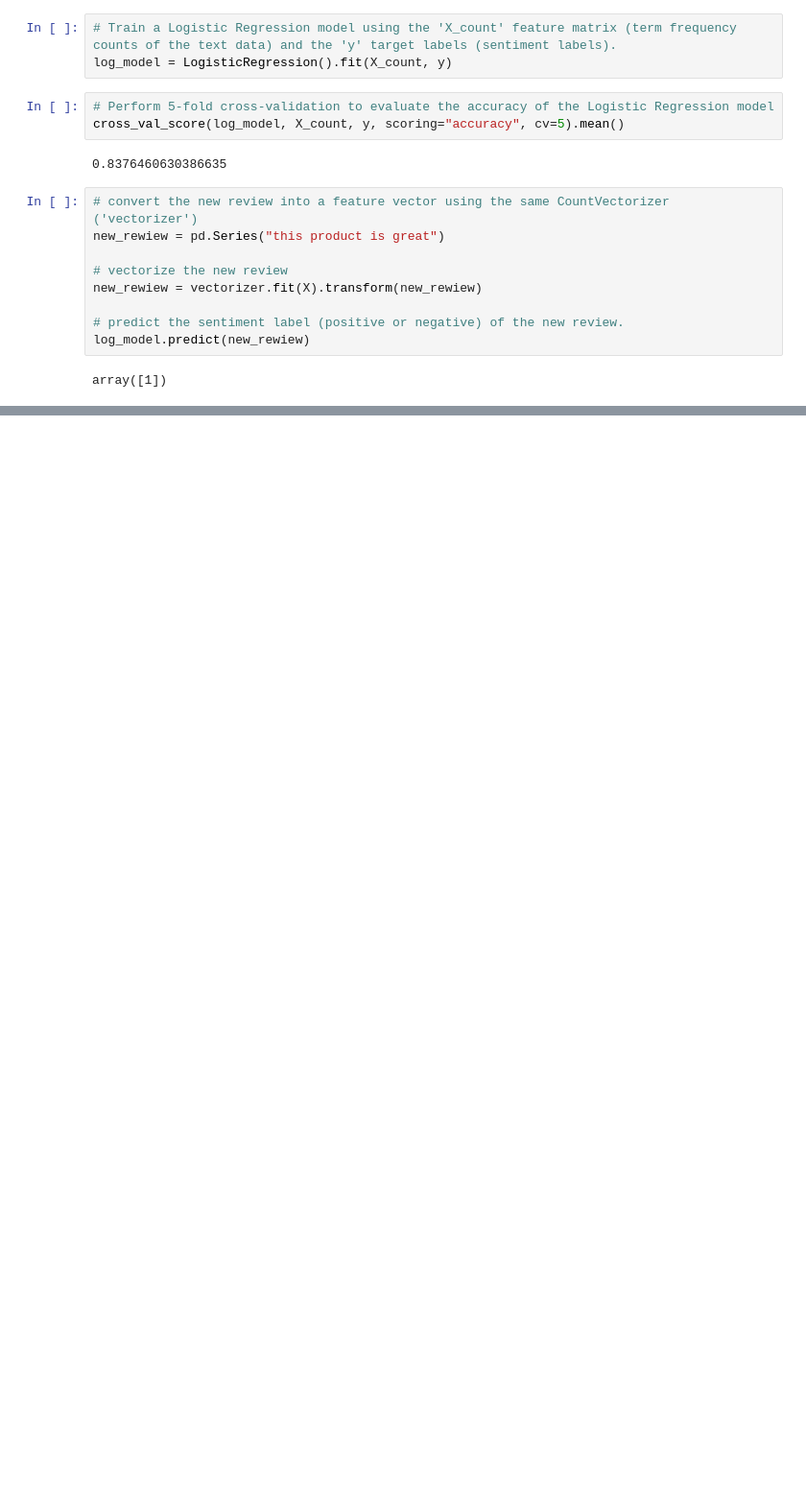
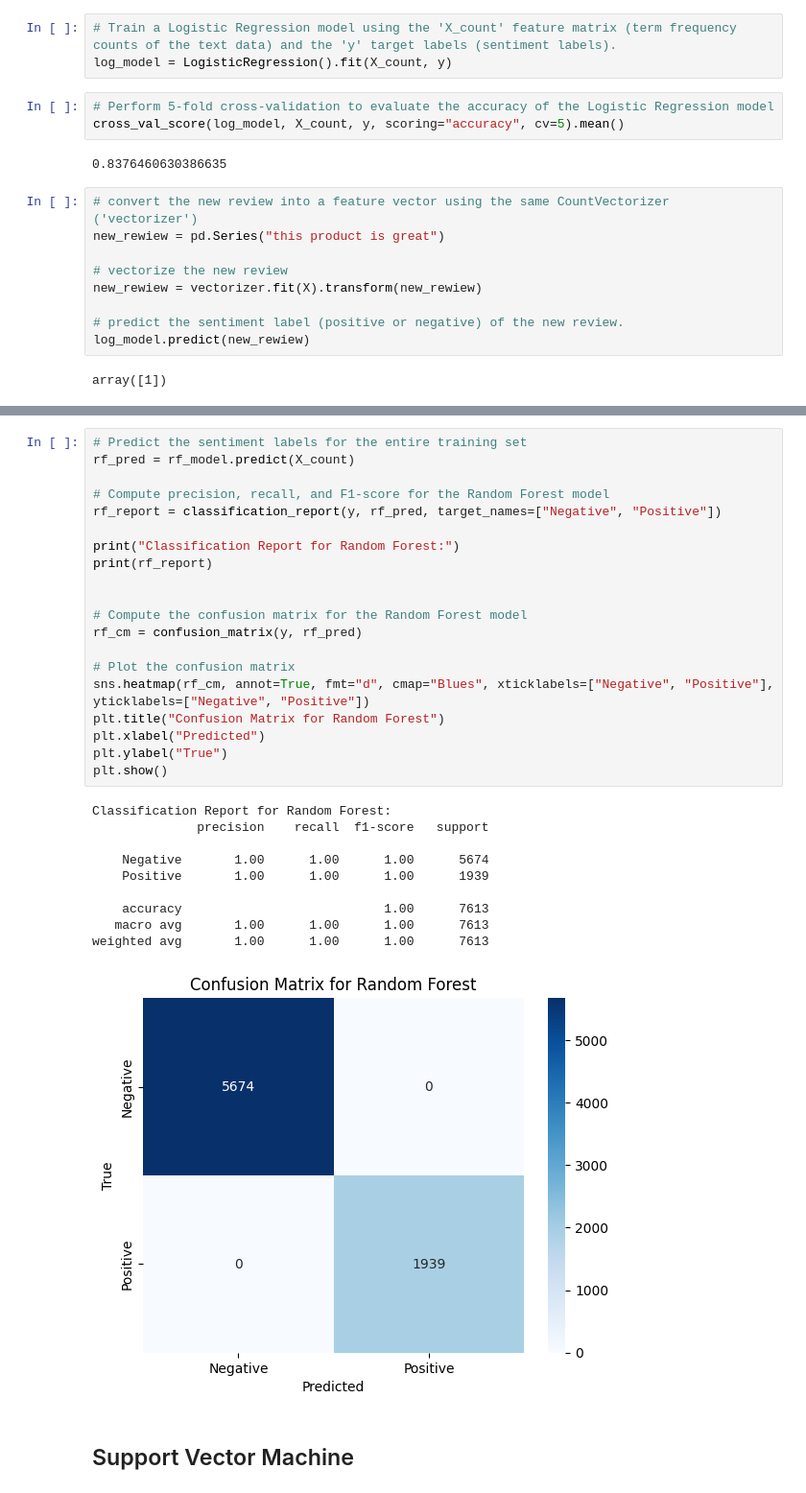
Before and after one commit to MachukaJoy/Intel_Image_Classification, a Jupyter notebook: Module9_Final.ipynb, the cells around one changed output, grey strips where cells are left out. Shown at 96% size. Saved outputs shown, nothing was run; the diff lists cells and outputs as text; blank space fills up the shorter version.

```diff
--- a/Module9_Final.ipynb
+++ b/Module9_Final.ipynb
@@ -634,0 +692,33 @@ array([1])
+# %%
+# Predict the sentiment labels for the entire training set
+rf_pred = rf_model.predict(X_count)
+
+# Compute precision, recall, and F1-score for the Random Forest model
+rf_report = classification_report(y, rf_pred, target_names=["Negative", "Positive"])
+
+print("Classification Report for Random Forest:")
+print(rf_report)
+
+
+# Compute the confusion matrix for the Random Forest model
+rf_cm = confusion_matrix(y, rf_pred)
+
+# Plot the confusion matrix
+sns.heatmap(rf_cm, annot=True, fmt="d", cmap="Blues", xticklabels=["Negative", "Positive"], yticklabels=["Negative", "Positive"])
+plt.title("Confusion Matrix for Random Forest")
+plt.xlabel("Predicted")
+plt.ylabel("True")
+plt.show()
+# %% [output]
+Classification Report for Random Forest:
+              precision    recall  f1-score   support
+
+    Negative       1.00      1.00      1.00      5674
+    Positive       1.00      1.00      1.00      1939
+
+    accuracy                           1.00      7613
+   macro avg       1.00      1.00      1.00      7613
+weighted avg       1.00      1.00      1.00      7613
+[figure, added]
+# %% [markdown]
+## Support Vector Machine
```
Also changed, not shown: parts of 23 cells of this notebook.
